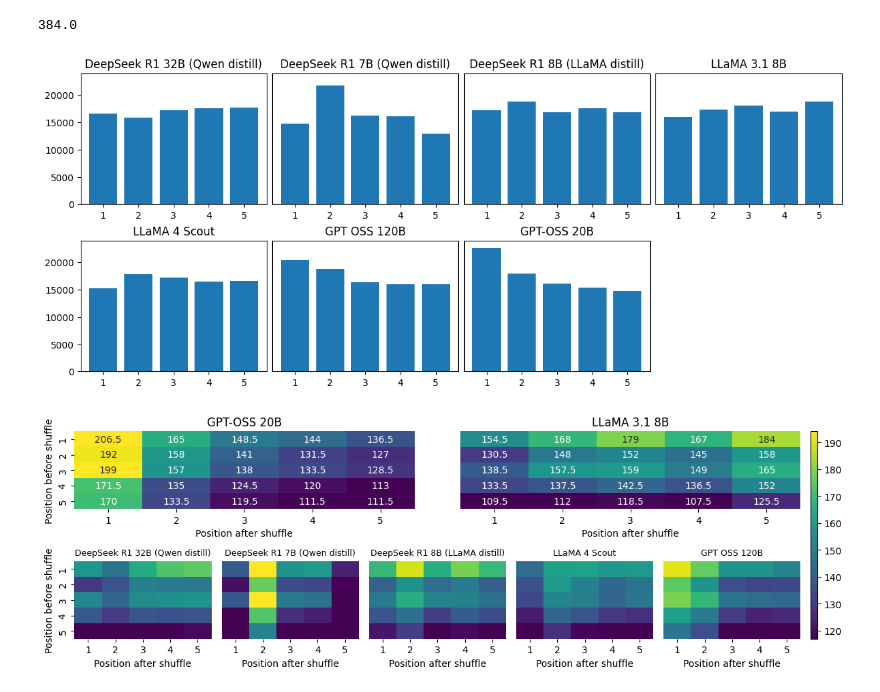
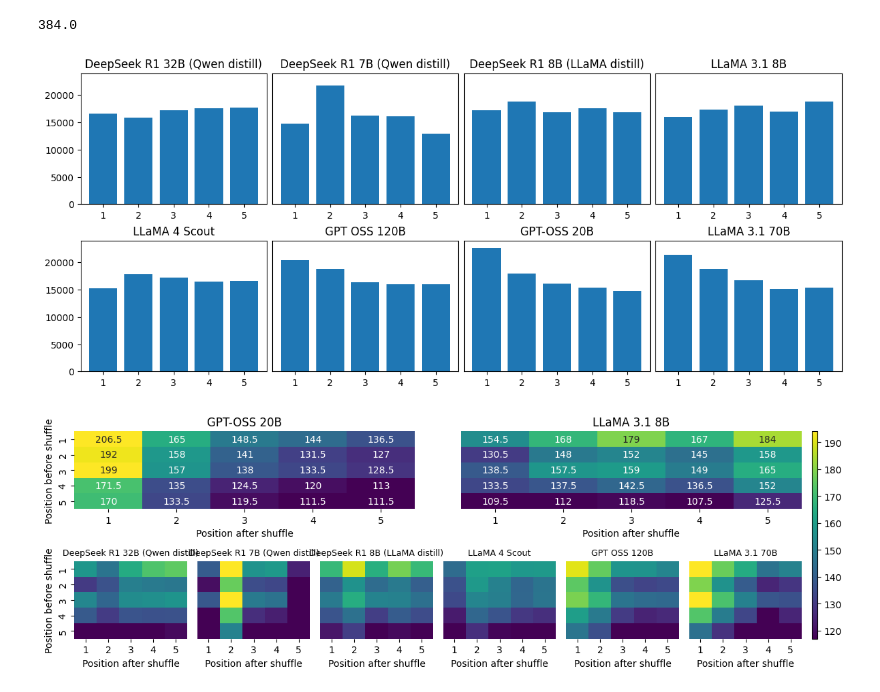
Before and after one commit to GoComputing/Positional-Bias, a Jupyter notebook: notebooks/bias_analysis.ipynb, the cells around one changed output. Cells and saved outputs as stored; diff of their text form; code cells hidden in the pictures.

```diff
--- a/notebooks/bias_analysis.ipynb
+++ b/notebooks/bias_analysis.ipynb
@@ -237,11 +237,11 @@ models = [
     'DeepSeek R1 32B (Qwen distill)',
     'DeepSeek R1 7B (Qwen distill)',
     'DeepSeek R1 8B (LLaMA distill)',
-    # 'LLaMA 3.1 70B',
     'LLaMA 3.1 8B',
     'LLaMA 4 Scout',
     'GPT OSS 120B',
     'GPT-OSS 20B',
+    'LLaMA 3.1 70B',
 ]
 
 filenames = {
@@ -271,24 +271,26 @@ for model_name in tqdm(models):
     }
 # %%
 ncols = 4
-nrows = len(models) // ncols + 1
+nrows = len(models) // ncols
+if len(models)%ncols != 0:
+    nrows += 1
 
 fig, axs = plt.subplots(nrows=nrows, ncols=ncols, figsize=(12, 5), constrained_layout = True)
 
 for i,model_name in enumerate(models):
     x_ticks = range(1, cm_set[model_name]['top_k']+1)
     axs[i//ncols][i%ncols].bar(x_ticks, np.sum(cm_set[model_name]['cm'], axis=1))
     axs[i//ncols][i%ncols].set_ylim(0, 24000)
     axs[i//ncols][i%ncols].set_xticks(range(1, cm_set[model_name]['top_k']+1))
     if i%ncols != 0:
         axs[i//ncols][i%ncols].get_yaxis().set_visible(False)
     axs[i//ncols][i%ncols].title.set_text(model_name)
 if len(models)%ncols != 0:
     fig.delaxes(axs[nrows-1][len(models)%ncols])
-plt.savefig(f"../figures/all_bias_analysis.pdf", format="pdf", bbox_inches="tight")
+plt.savefig(f"../figures/all_raw_probability_distributions.pdf", format="pdf", bbox_inches="tight")
 plt.show()
 # %% [output]
-[figure, old version]
+[figure, new version]
 # %%
 import matplotlib.gridspec as gridspec
 
@@ -363,4 +365,4 @@ for i,ax in enumerate(highlighted_axs):
 plt.savefig(f"../figures/all_bias_analysis.pdf", format="pdf", bbox_inches="tight")
 plt.show()
 # %% [output]
-[figure, old version]
+[figure, new version]
```
Also changed, not shown: parts of 1 cell of this notebook.
